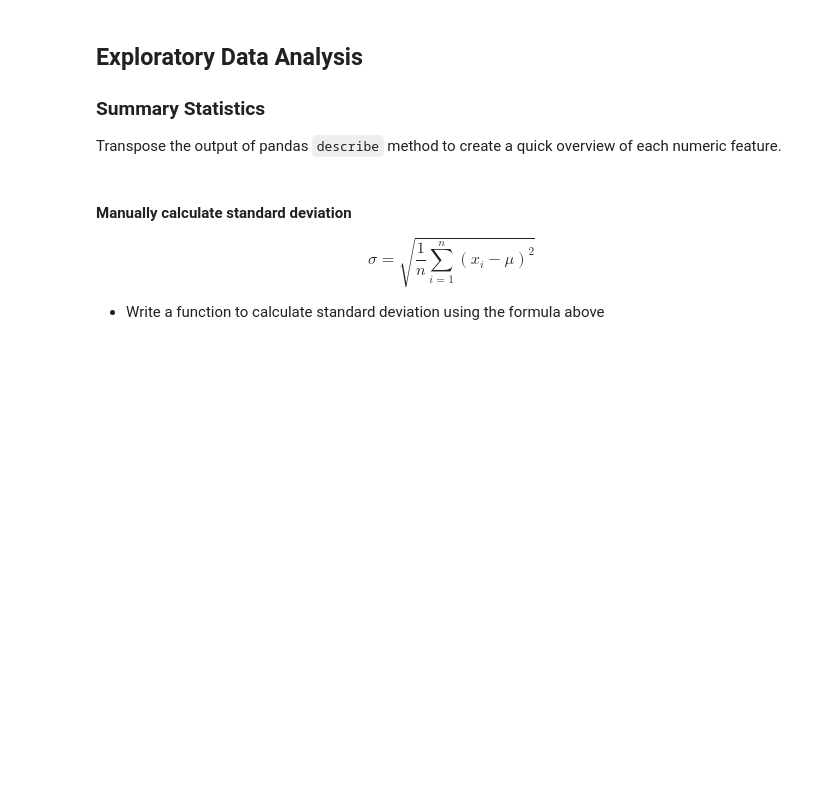
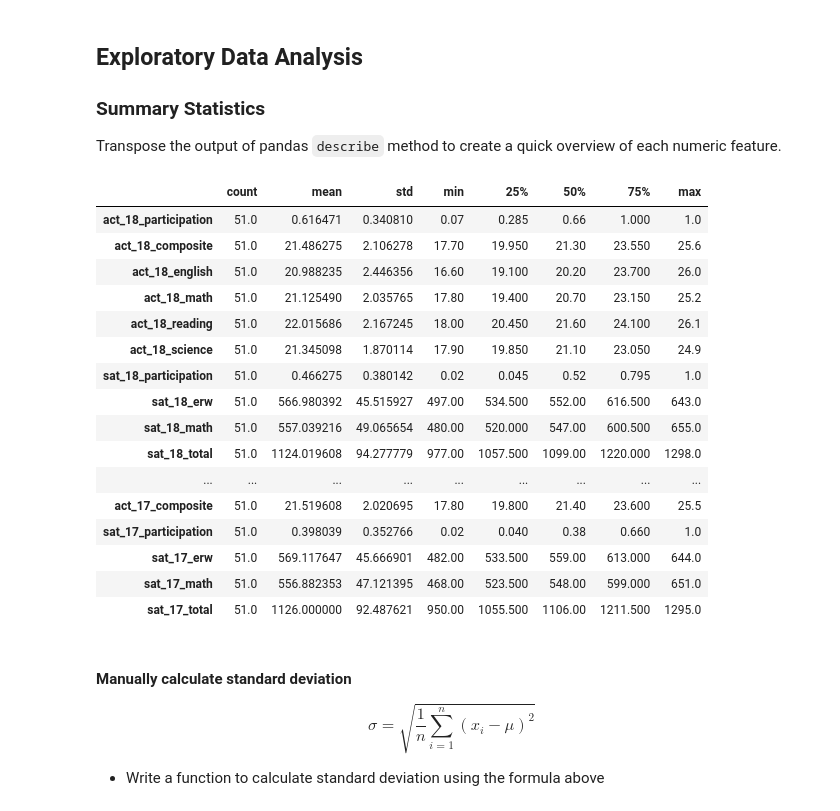
Before and after one commit to KennethChewx/Project_1, a Jupyter notebook: code/starter-code.ipynb, the cells around one changed output. Cells and saved outputs as stored; diff of their text form; code cells hidden in the pictures; blank space fills up the shorter version.

```diff
--- a/code/starter-code.ipynb
+++ b/code/starter-code.ipynb
@@ -277,3 +329,7 @@ One of our dataframes contains an extra row. Identify and remove this from the d
+# %%
+#code
+#National row is included in the ACT dataset. Drop national row.
+act17_df = act17_df[act17_df["State"]!="National"]
 # %% [markdown]
 #### 10. Merge Dataframes
 
@@ -283,3 +337,6 @@ Join the 2017 ACT and SAT dataframes using the state in each dataframe as the ke
+# %%
+#Code:
+combined_2017 = pd.merge(act17_df,sat17_df,how='inner',on="State")
 # %% [markdown]
 #### 11. Save your cleaned, merged dataframe
 
@@ -290,3 +348,25 @@ Use a relative path to save out your data as `combined_2017.csv`.
 ## 2018 Data Import and Cleaning
 # %% [markdown]
 Links to the 2018 ACT and SAT data are provided in the README. These data live in PDFs, and so you'll get to enjoy practicing some *manual* data collection. Save these data as a CSV in your `data` directory, and import, explore, and clean these data in the same way you did above. **Make sure you comment on your steps so it is clear *why* you are doing each process**.
+# %%
+
+sat18_df = pd.read_csv('../data/SAT_2018.csv')                               #Import all data and pandas read dataframe
+act18_df = pd.read_csv('../data/ACT_2018.csv')
+
+act18_df = act18_df[act18_df["State"]!="National"]                         #Removing National statistics from act 2018 series
+
+act18_df['Participation'] = p2f(act18_df['Participation'])      #converting participation column from object to float using
+sat18_df['Participation'] = p2f(sat18_df['Participation'])      #previously defined p2f function
+
+sat18_df = sat18_df.rename(columns={'Participation':'sat_18_participation',   #renaming columns for merging
+                       'Evidence-Based Reading and Writing':'sat_18_erw',
+                       'Math':'sat_18_math',
+                      'Total':'sat_18_total'})
+act18_df = act18_df.rename(columns={'Participation':'act_18_participation',
+                       'English':'act_18_english',
+                       'Math':'act_18_math',
+                      'Reading':'act_18_reading',
+                      'Science':'act_18_science',
+                      'Composite':'act_18_composite'})
+
+combined_2018 = pd.merge(act18_df,sat18_df,how='inner',on="State")          #merge 2018 dataset into combined
@@ -297,3 +379,5 @@ Joining on state names should work, assuming you formatted all your state names
 Save the contents of this merged dataframe as `final.csv`.
 
 **Use this combined dataframe for the remainder of the project**.
+# %%
+final = pd.merge(combined_2018,combined_2017,how='inner',on="State")
@@ -305,6 +391,25 @@ Save the contents of this merged dataframe as `final.csv`.
 Transpose the output of pandas `describe` method to create a quick overview of each numeric feature.
 # %%
 #Code:
+final.describe().transpose()
+# %% [output]
+|  | count | mean | std | min | 25% | 50% | 75% | max |
+| act_18_participation | 51.0 | 0.616471 | 0.340810 | 0.07 | 0.285 | 0.66 | 1.000 | 1.0 |
+| act_18_composite | 51.0 | 21.486275 | 2.106278 | 17.70 | 19.950 | 21.30 | 23.550 | 25.6 |
+| act_18_english | 51.0 | 20.988235 | 2.446356 | 16.60 | 19.100 | 20.20 | 23.700 | 26.0 |
+| act_18_math | 51.0 | 21.125490 | 2.035765 | 17.80 | 19.400 | 20.70 | 23.150 | 25.2 |
+| act_18_reading | 51.0 | 22.015686 | 2.167245 | 18.00 | 20.450 | 21.60 | 24.100 | 26.1 |
+| act_18_science | 51.0 | 21.345098 | 1.870114 | 17.90 | 19.850 | 21.10 | 23.050 | 24.9 |
+| sat_18_participation | 51.0 | 0.466275 | 0.380142 | 0.02 | 0.045 | 0.52 | 0.795 | 1.0 |
+| sat_18_erw | 51.0 | 566.980392 | 45.515927 | 497.00 | 534.500 | 552.00 | 616.500 | 643.0 |
+| sat_18_math | 51.0 | 557.039216 | 49.065654 | 480.00 | 520.000 | 547.00 | 600.500 | 655.0 |
+| sat_18_total | 51.0 | 1124.019608 | 94.277779 | 977.00 | 1057.500 | 1099.00 | 1220.000 | 1298.0 |
+| ... | ... | ... | ... | ... | ... | ... | ... | ... |
+| act_17_composite | 51.0 | 21.519608 | 2.020695 | 17.80 | 19.800 | 21.40 | 23.600 | 25.5 |
+| sat_17_participation | 51.0 | 0.398039 | 0.352766 | 0.02 | 0.040 | 0.38 | 0.660 | 1.0 |
+| sat_17_erw | 51.0 | 569.117647 | 45.666901 | 482.00 | 533.500 | 559.00 | 613.000 | 644.0 |
+| sat_17_math | 51.0 | 556.882353 | 47.121395 | 468.00 | 523.500 | 548.00 | 599.000 | 651.0 |
+| sat_17_total | 51.0 | 1126.000000 | 92.487621 | 950.00 | 1055.500 | 1106.00 | 1211.500 | 1295.0 |
 # %% [markdown]
 #### Manually calculate standard deviation
 
```
Also changed, not shown: parts of 27 cells of this notebook, 5 other files.
